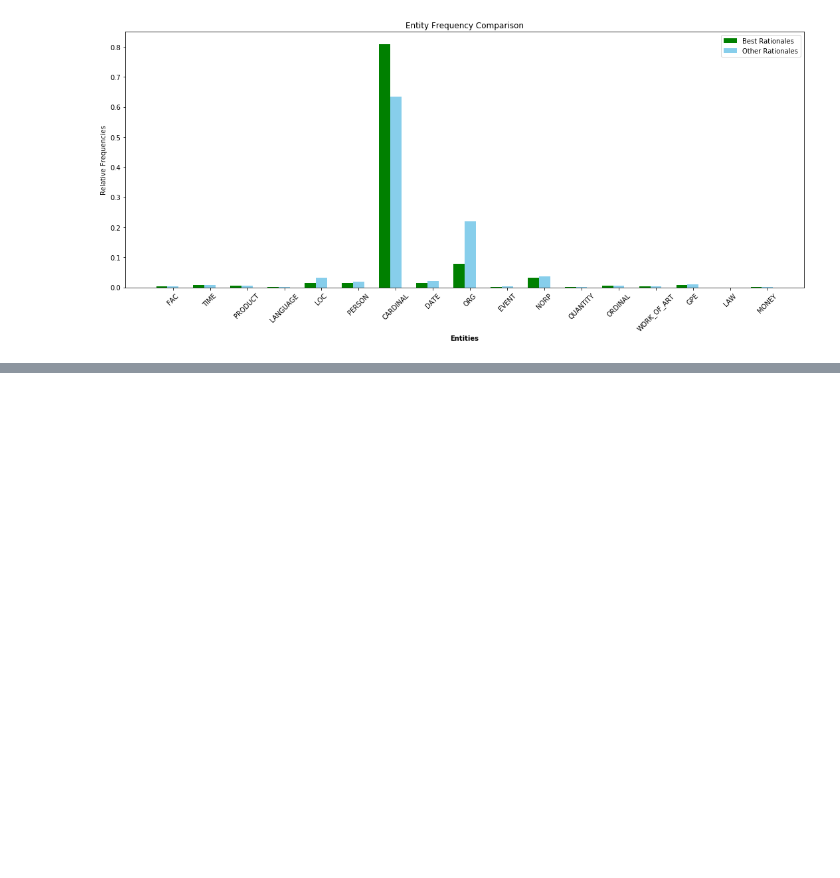
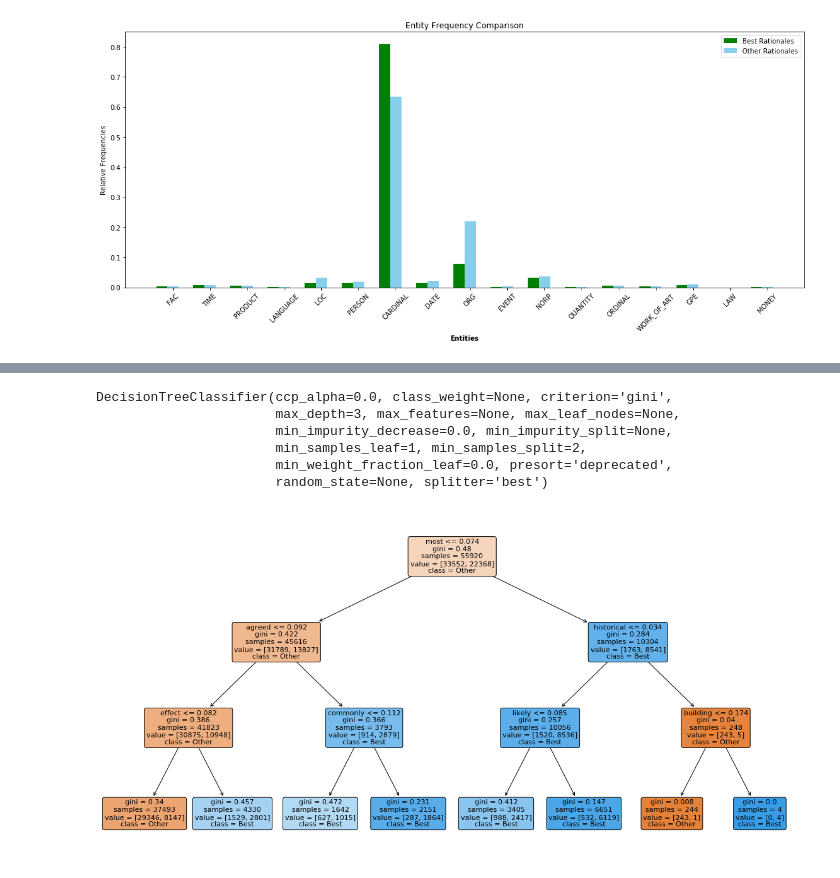
Before and after one commit to huypham1103/distilling-step-by-step, a Jupyter notebook: [API] dataset/research.ipynb, the cells around one changed output, grey strips where cells are left out. Cells and saved outputs as stored; diff of their text form; code cells hidden in the pictures; blank space fills up the shorter version.

```diff
--- a/[API] dataset/research.ipynb
+++ b/[API] dataset/research.ipynb
@@ -496,0 +653,28 @@ plt.show()
+# %%
+from sklearn.feature_extraction.text import TfidfVectorizer
+from sklearn.tree import DecisionTreeClassifier, plot_tree
+
+# Merge all rationales into one list and create labels
+all_texts = best_texts + other_texts
+labels = [1]*len(best_texts) + [0]*len(other_texts)  # Assuming 1 for best and 0 for others
+
+# Convert texts to features using TF-IDF
+vectorizer = TfidfVectorizer(max_features=1000)  # limiting to top 1000 features for simplicity
+X = vectorizer.fit_transform(all_texts).toarray()
+# %%
+# Train a decision tree classifier
+clf = DecisionTreeClassifier(max_depth=3)  # Limiting depth for simplicity in visualization
+clf.fit(X, labels)
+# %% [output]
+DecisionTreeClassifier(ccp_alpha=0.0, class_weight=None, criterion='gini',
+                       max_depth=3, max_features=None, max_leaf_nodes=None,
+                       min_impurity_decrease=0.0, min_impurity_split=None,
+                       min_samples_leaf=1, min_samples_split=2,
+                       min_weight_fraction_leaf=0.0, presort='deprecated',
+                       random_state=None, splitter='best')
+# %%
+plt.figure(figsize=(20, 10))
+plot_tree(clf, filled=True, feature_names=vectorizer.get_feature_names(), class_names=["Other", "Best"], rounded=True)
+plt.show()
+# %% [output]
+[figure, added]
```
Also changed, not shown: parts of 49 cells of this notebook, 1 other file.
